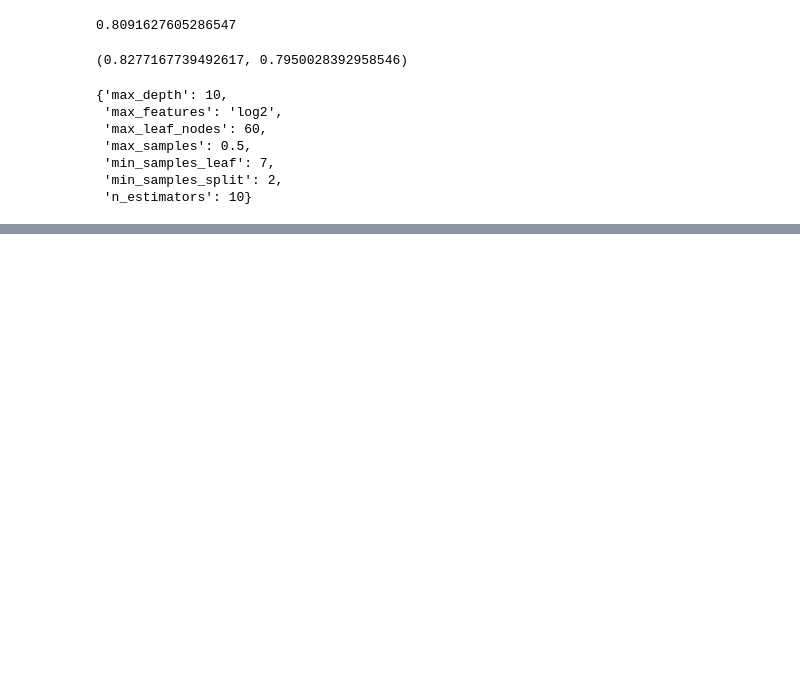
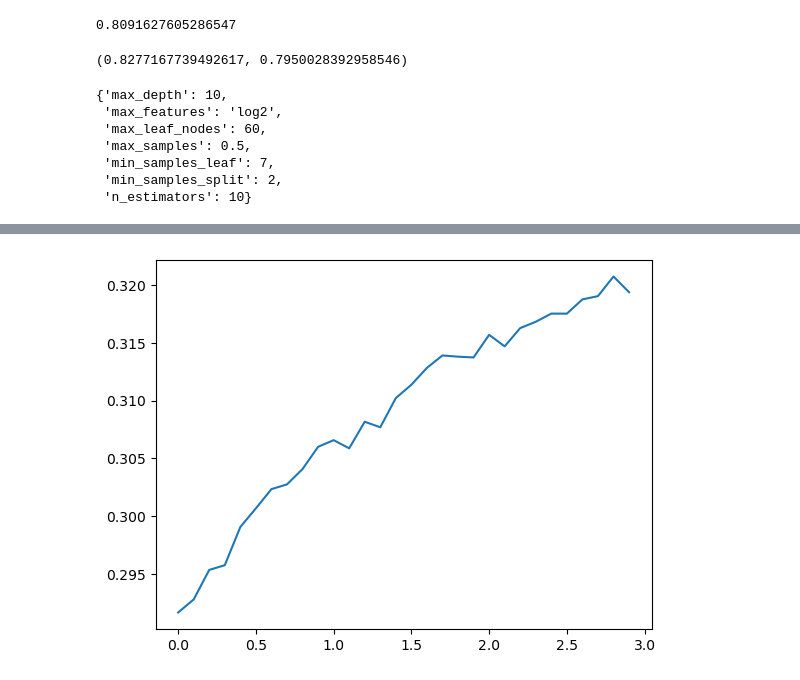
Before and after one commit to 5Hongjian/Telco_Customer_Churn_, a Jupyter notebook: optimization.ipynb, the cells around one changed output, grey strips where cells are left out. Cells and saved outputs as stored; diff of their text form; code cells hidden in the pictures; blank space fills up the shorter version.

```diff
--- a/optimization.ipynb
+++ b/optimization.ipynb
@@ -181,0 +399,24 @@ grid_RF_0.best_params_
+# %%
+train = []
+test = []
+lambda_ = np.arange(0,3,0.1)
+overfit = []
+for i in lambda_:
+    params = {"max_depth":5,
+              "objective":"binary:logistic",
+              "eval_metric":"logloss",
+              "seed":1412,"eta":0.1,
+              "lambda":float(i)
+             }
+    result = xgb.cv(params,dtrain,num_boost_round=100
+                ,nfold=5 #补充交叉验证中所需的参数，nfold=5表示5折交叉验证
+                ,seed=1412 #交叉验证的随机数种子，params中的是管理boosting过程的随机数种子
+               )
+
+    overfit.append(overfitcheck(result))
+    train.append(result.iloc[-1,0])
+    test.append(result.iloc[-1,2])
+# %%
+plt.plot(lambda_,train);
+# %% [output]
+[figure, added]
```
Also changed, not shown: parts of 60 cells of this notebook, 1 other file.
